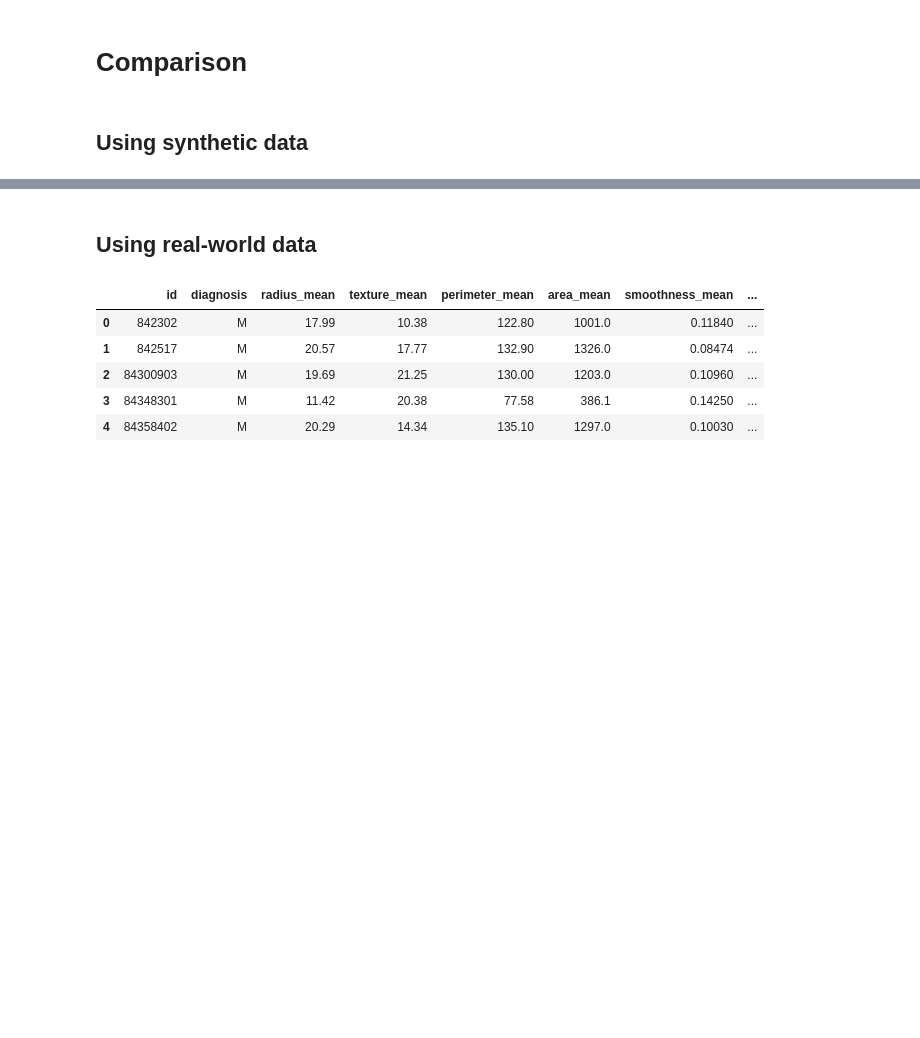
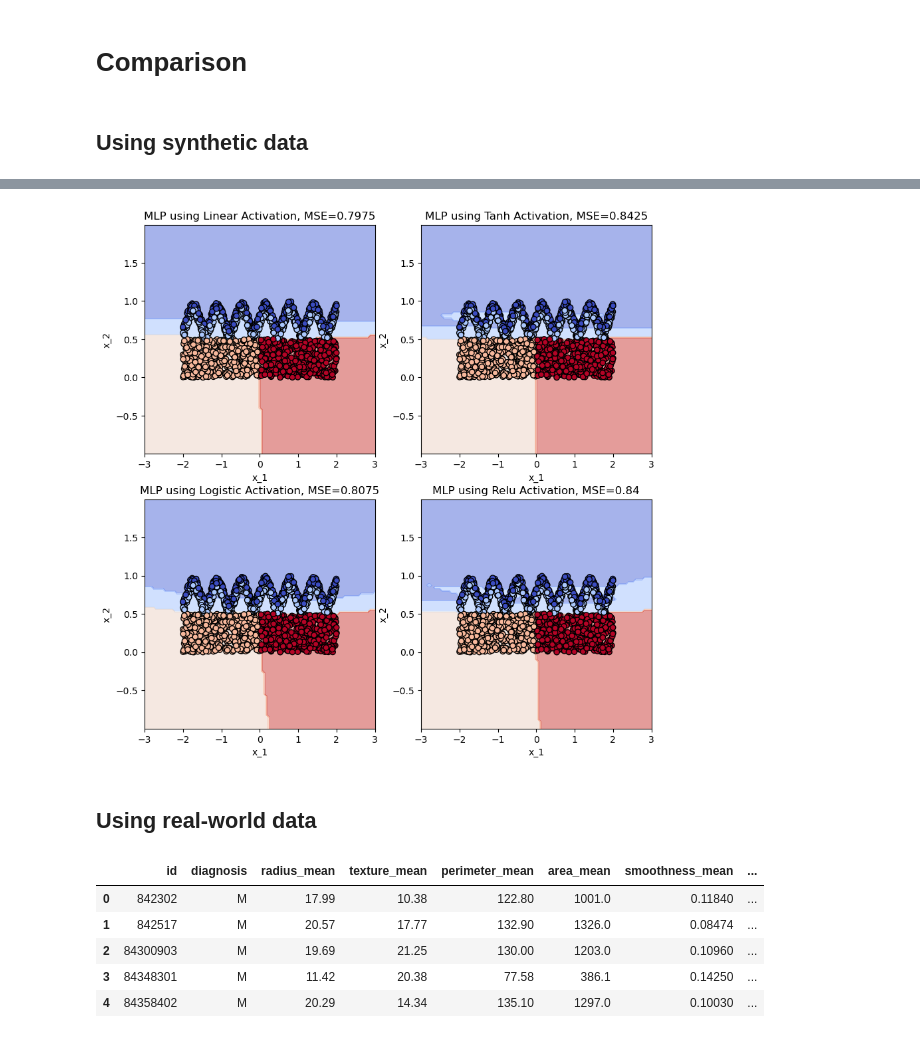
Before and after one commit to lucavella/SFML-project, a Jupyter notebook: anton_project.ipynb, the cells around one changed output, grey strips where cells are left out. Drawn from its saved outputs; the diff is of its cells as text; code cells hidden in the pictures; blank space fills up the shorter version.

```diff
--- a/anton_project.ipynb
+++ b/anton_project.ipynb
@@ -240,3 +258,34 @@ NameError: name 'DecisionBoundaryDisplay' is not defined
+# %%
+np.random.seed(0)
+samples = 500
+red_x = np.linspace(-2.0, 2,samples)
+red_y = [ .85+np.sin(x*10)* .15-(np.random.rand() * 0.1) for x in red_x ]
+
+blue_x = np.linspace(-2,2.0,samples)
+blue_y = [ .75+np.sin(x*10)* .15-(np.random.rand() * 0.1) for x in red_x ]
+
+green_x = np.linspace(-2.0, 0,samples)
+green_y = [ np.random.rand()*.5 for v in green_x ]
+
+purple_x = np.linspace(0,2.0,samples)
+purple_y = [ np.random.rand()*.5 for v in green_x ]
+
+X = np.concatenate((
+                    np.array( [ [x,y] for (x,y) in zip(red_x,red_y)]),
+                    np.array( [ [x,y] for (x,y) in zip(blue_x,blue_y)]),
+                    np.array( [ [x,y] for (x,y) in zip(green_x,green_y)]),
+                    np.array( [ [x,y] for (x,y) in zip(purple_x,purple_y)]),
+                  ))
+y = np.concatenate((
+                    np.repeat(0,len(red_x)),
+                    np.repeat(1,len(blue_x)),
+                    np.repeat(2,len(green_x)),
+                    np.repeat(3,len(purple_x))
+                   ))
+# %%
+use_NN(X, y)
+# %% [output]
+[figure, added]
 # %% [markdown]
 ## Using real-world data
 # %%
```
Also changed, not shown: parts of 21 cells of this notebook.
